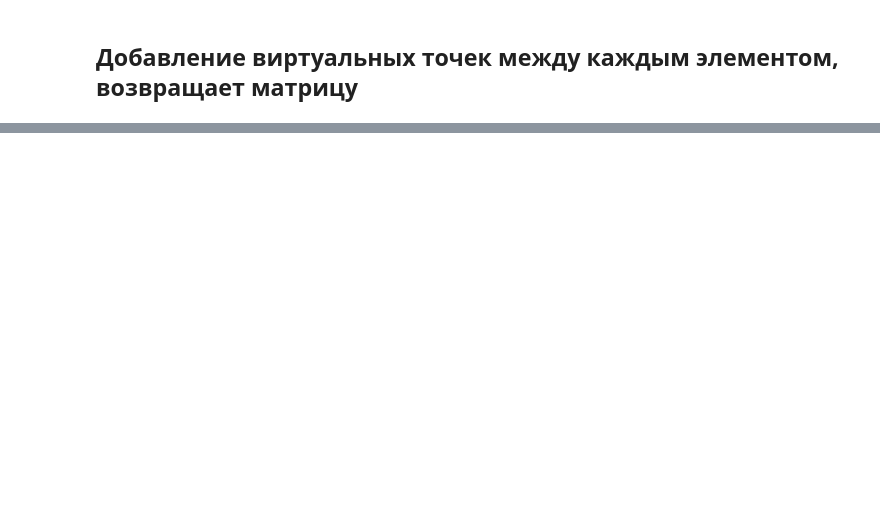
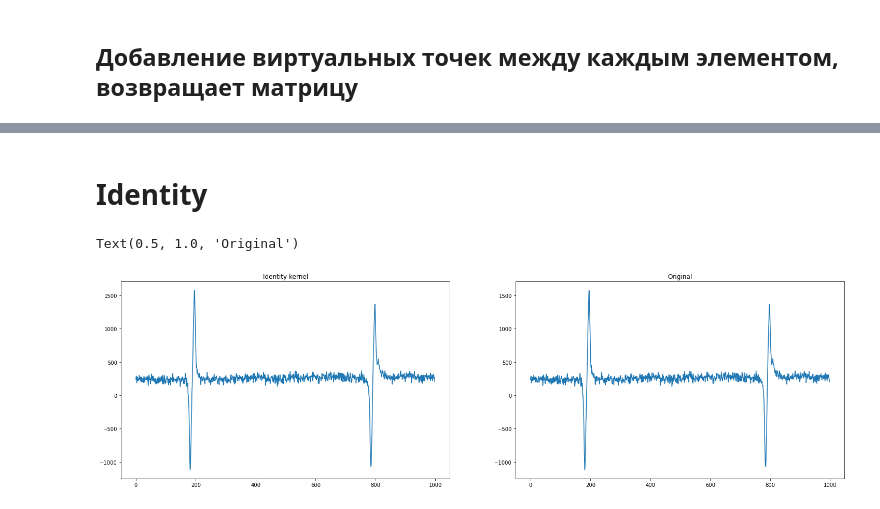
Before and after one commit to smoluakov/Spectrum-processing, a Jupyter notebook: Обработка спектра/Isolated_Functions.ipynb, the cells around one changed output, grey strips where cells are left out. Saved outputs shown, nothing was run; the diff lists cells and outputs as text; code cells hidden in the pictures; blank space fills up the shorter version.

```diff
--- a/Обработка спектра/Isolated_Functions.ipynb
+++ b/Обработка спектра/Isolated_Functions.ipynb
@@ -7,7 +8,7 @@ import numpy as np
 ## Чтение файла и преобразование его в numpy матрице
 # %%
 def exel_to_array(filename):
-    ''''''
+    '''Read exel file and extract data to numpy array'''
     points = list(range(1,15))
     names = list(map(lambda x: 'point_{}'.format(x), points))
     data = pd.read_excel(filename, header=None, names = names)
@@ -18,13 +19,13 @@ a = exel_to_array('Mn_sw-15_ampl-210.xlsx')
 ## Обработка матрицы синусом, возвращает матрицу
 # %%
 def sinus_proc(matrix, phase):
-    '''proccesing  matrix it with sinus'''
+    '''proccesing  matrix with sinus'''
     full = list()
     rad = phase/360
 
     for i in range(matrix.shape[0]):
         str_sin = 0
         for j in range(matrix.shape[1]):
-            str_sin += matrix[i][j] * (np.sin((2* np.pi) * ((j / 14) + rad)))
+            str_sin += matrix[i][j] * (np.sin((2* np.pi) * ((j / matrix.shape[1]) + rad)))
         full.append(str_sin)
     return full
@@ -109,0 +142,2 @@ plt.plot(range(b.shape[0]), sinus_proc(b, 0))
+# %%
+a = exel_to_array('Mn_sw-15_ampl-210.xlsx')
@@ -109,0 +233,14 @@ plt.plot(range(b.shape[0]), sinus_proc(b, 0))
+# %% [markdown]
+# Identity
+# %%
+res = ndimage.convolve(a, identity, mode='constant', cval=1.0)
+plt.figure(figsize=(25,7))
+plt.subplot(1,2,1)
+plt.plot(range(res.shape[0]), sinus_proc(res, 0))
+plt.title('Identity kernel')
+plt.subplot(1,2,2)
+plt.plot(range(res.shape[0]), sinus_proc(a, 0))
+plt.title('Original')
+# %% [output]
+Text(0.5, 1.0, 'Original')
+[figure, added]
```
Also changed, not shown: parts of 62 cells of this notebook.
